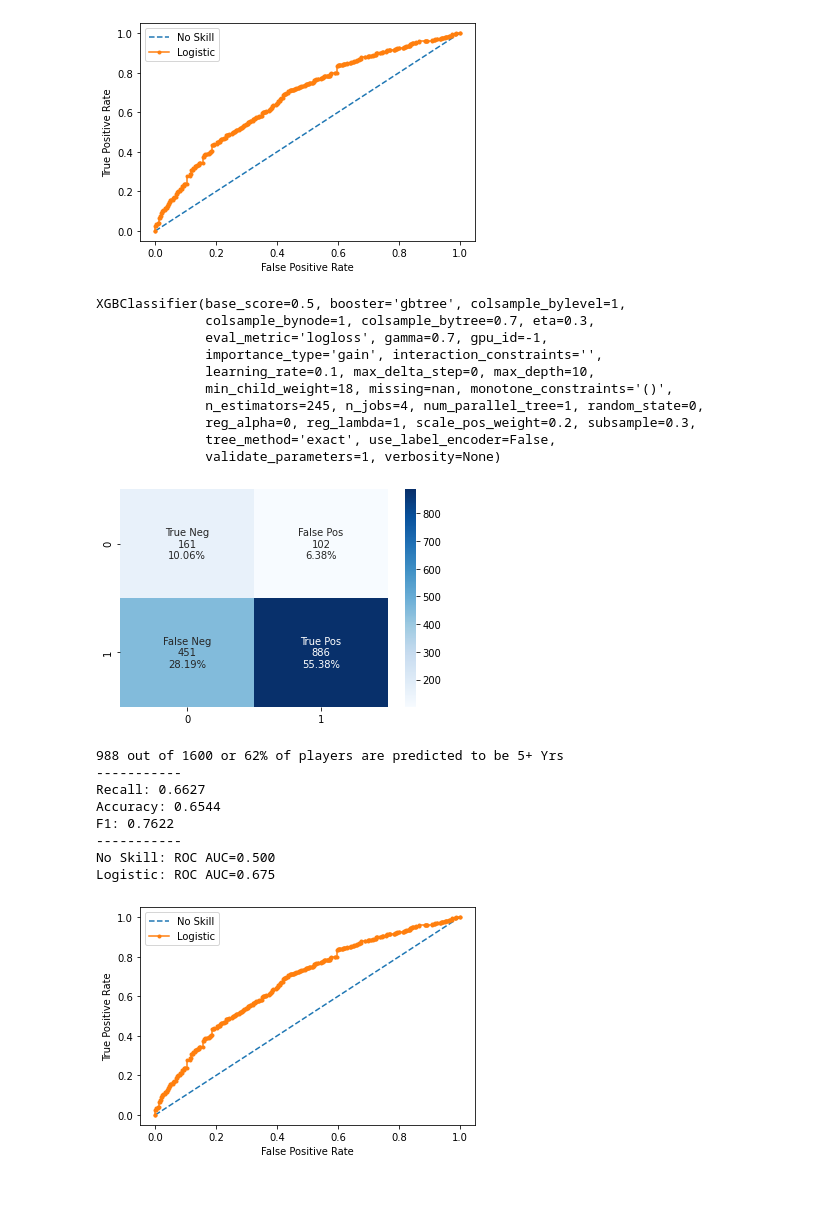
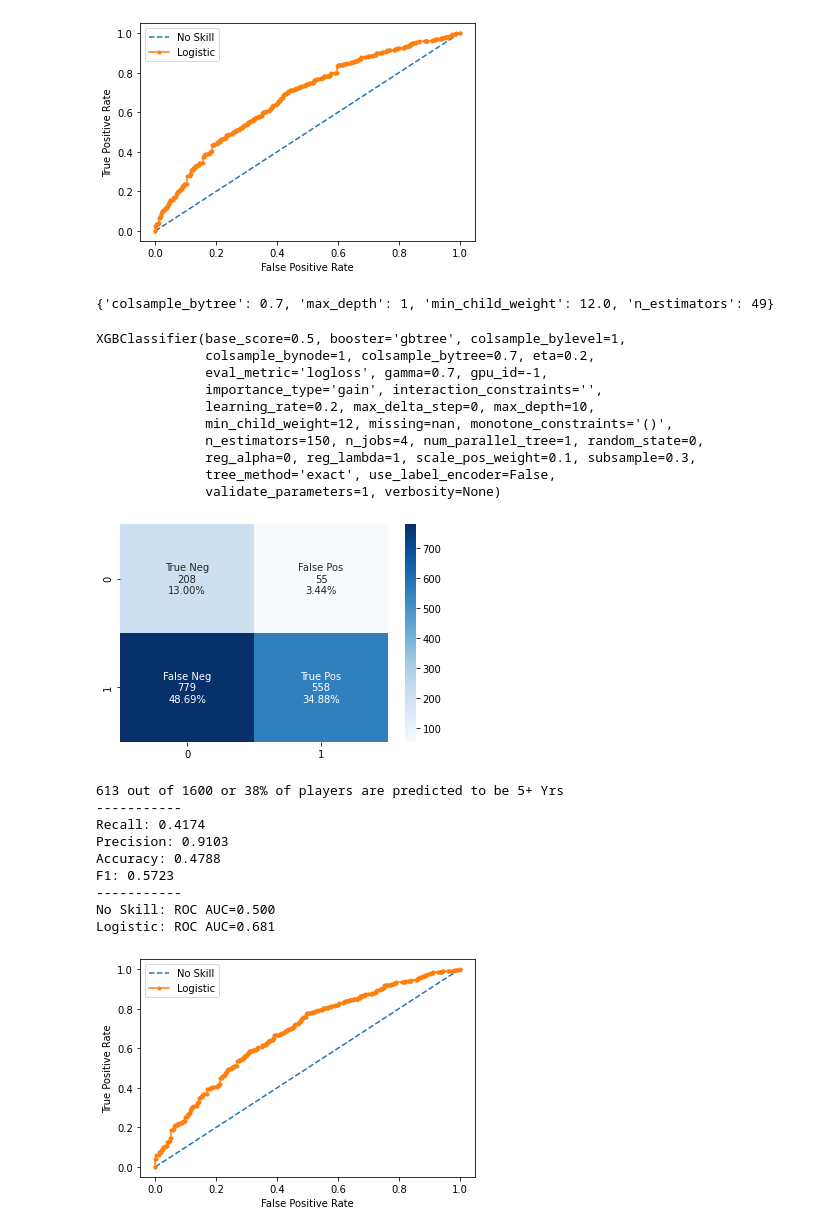
Before and after one commit to yidaveding/adsi_g5_kaggle_nba, a Jupyter notebook: notebooks/week3/Nicholson_angus_13705761_week3_XGBredux.ipynb, the cells around one changed output. Saved outputs shown, nothing was run; the diff lists cells and outputs as text; code cells hidden in the pictures; blank space fills up the shorter version.

```diff
--- a/notebooks/week3/Nicholson_angus_13705761_week3_XGBredux.ipynb
+++ b/notebooks/week3/Nicholson_angus_13705761_week3_XGBredux.ipynb
@@ -210,19 +213,31 @@ F1: 0.8592
 No Skill: ROC AUC=0.500
 Logistic: ROC AUC=0.675
 [figure]
+# %%
+### Remove low value columns
+
+# Adjust data
+train_data_x = train_data.copy()
+train_data_x = train_data_x.drop(['Id_old', 'Id'], axis=1)
+train_data_target = train_data_x.pop('TARGET_5Yrs')
+test_data_x = test_data.drop(['Id_old', 'Id'], axis=1)
+
+# train test val splits
+X_data, X_test, y_data, y_test = train_test_split(train_data_x, train_data_target, test_size=0.2, random_state=42) # to numpy()
+X_train, X_val, y_train, y_val = train_test_split(X_data, y_data, test_size=0.2, random_state=42)
 # %%
 ### HP Optimize XGB
 
 space = {
     'n_estimators':hp.choice('n_estimators',range(100,500)),
-    'eta': hp.quniform('eta', 0.1, 0.5, 0.3),
+    #'eta': hp.quniform('eta', 0.1, 0.3, 0.2),
     'max_depth' : hp.choice('max_depth', np.arange(1, 20, dtype=int)),
-    'learning_rate' : hp.quniform('learning_rate', 0.1, 0.5, 0.3),
-    'gamma' : hp.quniform('gamma',0.6, 0.8, 0.7),
+    #'learning_rate' : hp.quniform('learning_rate', 0.1, 0.3, 0.2),
+   # 'gamma' : hp.quniform('gamma',0.6, 0.8, 0.7),
     'colsample_bytree': hp.quniform('colsample_bytree', 0.6, 0.8, 0.7),
-    'min_child_weight' : hp.quniform('min_child_weight', 1, 20, 10),
-    'subsample' : hp.quniform('subsample', 0.1, 0.5, 0.3),
-    'scale_pos_weight' : hp.quniform('scale_pos_weight',0.05, 0.3, 0.2)
+    'min_child_weight' : hp.quniform('min_child_weight', 5, 20, 12),
+    #'subsample' : hp.quniform('subsample', 0.1, 0.3, 0.2),
+    #'scale_pos_weight' : hp.quniform('scale_pos_weight',0.05, 0.3, 0.2)
 }
 # %%
 def objective(space):
@@ -233,8 +248,8 @@ def objective(space):
         #eta = space['eta'],
         #scale_pos_weight=space['scale_pos_weight'],
         max_depth = int(space['max_depth']),
-        learning_rate = space['learning_rate'],
-        gamma = space['gamma'],
+        #learning_rate = space['learning_rate'],
+        #gamma = space['gamma'],
         colsample_bytree = space['colsample_bytree'],
         min_child_weight = space['min_child_weight'],
         #subsample = space['subsample']
@@ -252,17 +267,19 @@ best = fmin(
 )
 # %%
 print(best)
+# %% [output]
+{'colsample_bytree': 0.7, 'max_depth': 1, 'min_child_weight': 12.0, 'n_estimators': 49}
 # %%
 XGBhpt = XGBClassifier(
 objective='binary:logistic', use_label_encoder=False, eval_metric='logloss',
-n_estimators = best['n_estimators'],
-eta = 0.3, #best['eta'],
-scale_pos_weight= 0.2, #best['scale_pos_weight'],
+n_estimators = 150, #best['n_estimators'],
+eta = 0.2, #best['eta'],
+scale_pos_weight= 0.1, #best['scale_pos_weight'],
 max_depth = 10, #best['max_depth'],
-learning_rate = best['learning_rate'],
-gamma = best['gamma'],
+learning_rate = 0.2, #best['learning_rate'],
+gamma = 0.7, #best['gamma'],
 colsample_bytree = best['colsample_bytree'],
-min_child_weight = 18, #best['min_child_weight'],
+min_child_weight = 12, #best['min_child_weight'],
 subsample = 0.3,#best['subsample']
 )
 
@@ -270,13 +287,13 @@ XGBhpt.fit(X_train, y_train)
 print(XGBhpt)
 # %% [output]
 XGBClassifier(base_score=0.5, booster='gbtree', colsample_bylevel=1,
-              colsample_bynode=1, colsample_bytree=0.7, eta=0.3,
+              colsample_bynode=1, colsample_bytree=0.7, eta=0.2,
               eval_metric='logloss', gamma=0.7, gpu_id=-1,
               importance_type='gain', interaction_constraints='',
-              learning_rate=0.1, max_delta_step=0, max_depth=10,
-              min_child_weight=18, missing=nan, monotone_constraints='()',
-              n_estimators=245, n_jobs=4, num_parallel_tree=1, random_state=0,
-              reg_alpha=0, reg_lambda=1, scale_pos_weight=0.2, subsample=0.3,
+              learning_rate=0.2, max_delta_step=0, max_depth=10,
+              min_child_weight=12, missing=nan, monotone_constraints='()',
+              n_estimators=150, n_jobs=4, num_parallel_tree=1, random_state=0,
+              reg_alpha=0, reg_lambda=1, scale_pos_weight=0.1, subsample=0.3,
               tree_method='exact', use_label_encoder=False,
               validate_parameters=1, verbosity=None)
 # %%
@@ -293,42 +310,44 @@ labels = np.asarray(labels).reshape(2,2)
 sns.heatmap(conf_mat, annot=labels, fmt='', cmap='Blues')
 plt.show()
 
 # print evaluation scores
 print(f'{np.sum(y_test_pred)} out of {len(y_test_pred)} or {int(round(np.sum(y_test_pred)/len(y_test_pred)*100,0))}% of players are predicted to be 5+ Yrs')
 print(f'-----------\nRecall: {round(recall_score(y_test, y_test_pred), 4)}')
+print(f'Precision: {round(precision_score(y_test, y_test_pred), 4)}')
 print(f'Accuracy: {round(accuracy_score(y_test, y_test_pred), 4)}')
 print(f'F1: {round(f1_score(y_test, y_test_pred), 4)}')
 print(f'-----------')
 
 ns_probs = [0 for _ in range(len(y_test))]
-lr_probs = xgb.predict_proba(X_test)[:,1]
+lr_probs = XGBhpt.predict_proba(X_test)[:,1]
 
 ns_auc = roc_auc_score(y_test, ns_probs)
 lr_auc = roc_auc_score(y_test, lr_probs)
 # summarize scores
 print('No Skill: ROC AUC=%.3f' % (ns_auc))
-print('Logistic: ROC AUC=%.3f' % (lr_auc))
+print('Logistic: ROC AUC=%.3f' % (roc_auc_score(y_test, XGBhpt.predict_proba(X_test)[:,1])))
 # calculate roc curves
 ns_fpr, ns_tpr, _ = roc_curve(y_test, ns_probs)
 lr_fpr, lr_tpr, _ = roc_curve(y_test, lr_probs)
 # plot the roc curve for the model
 plt.plot(ns_fpr, ns_tpr, linestyle='--', label='No Skill')
 plt.plot(lr_fpr, lr_tpr, marker='.', label='Logistic')
 # axis labels
 plt.xlabel('False Positive Rate')
 plt.ylabel('True Positive Rate')
 # show the legend
 plt.legend()
 # show the plot
 plt.show()
 # %% [output]
-[figure, old version]
+[figure, new version]
-988 out of 1600 or 62% of players are predicted to be 5+ Yrs
+613 out of 1600 or 38% of players are predicted to be 5+ Yrs
 -----------
-Recall: 0.6627
-Accuracy: 0.6544
-F1: 0.7622
+Recall: 0.4174
+Precision: 0.9103
+Accuracy: 0.4788
+F1: 0.5723
 -----------
 No Skill: ROC AUC=0.500
-Logistic: ROC AUC=0.675
+Logistic: ROC AUC=0.681
-[figure, old version]
+[figure, new version]
```
Also changed, not shown: parts of 7 cells of this notebook.
